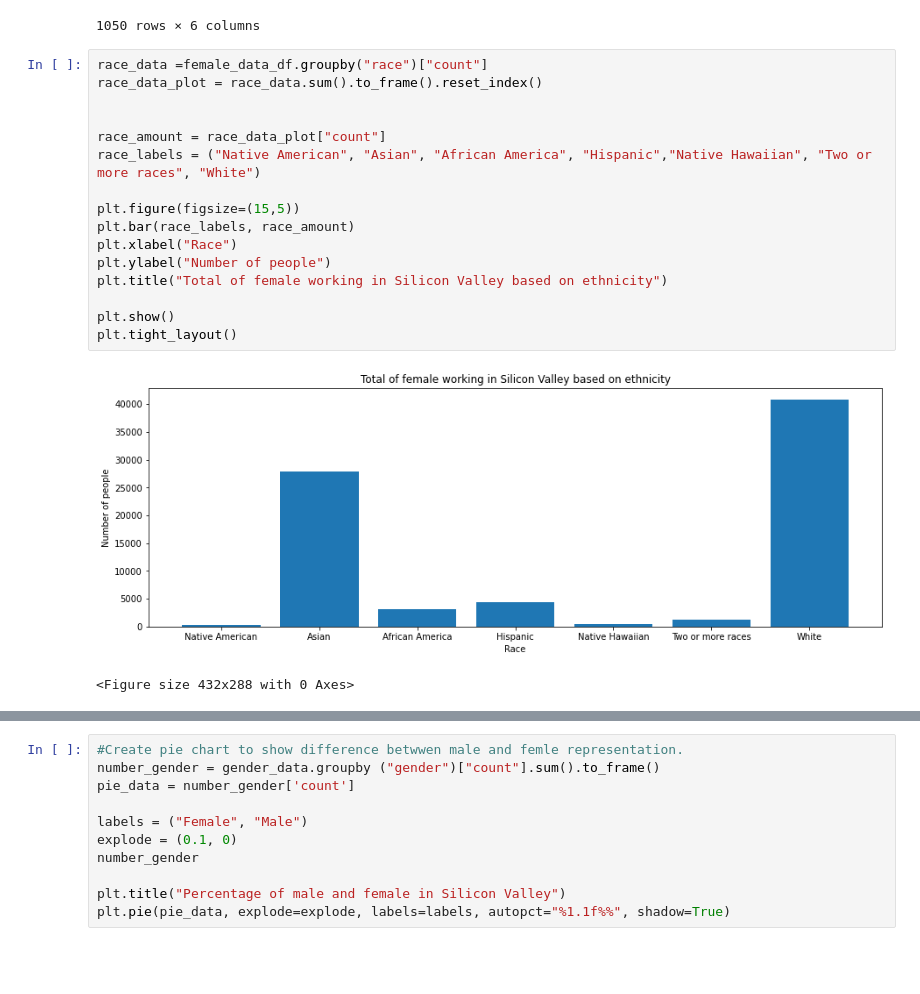
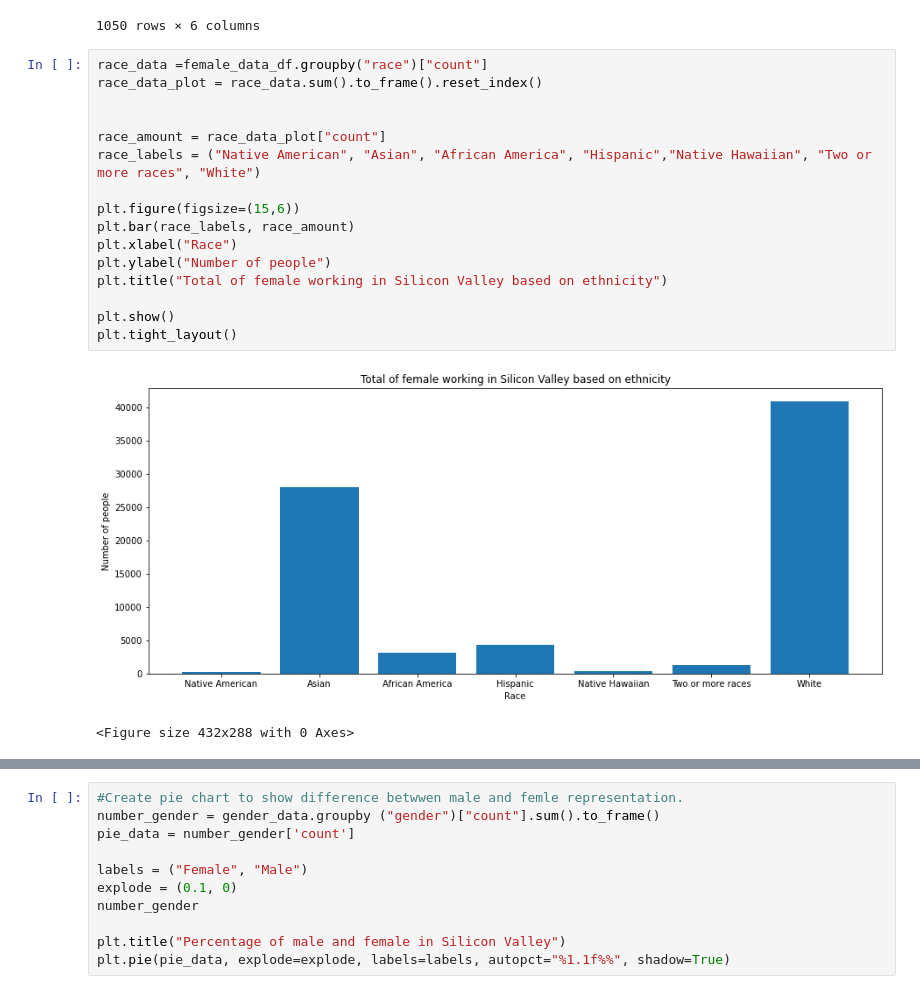
Before and after one commit to tritchlin/group-project1, a Jupyter notebook: project1.ipynb, the cells around one changed output, grey strips where cells are left out. Saved outputs shown, nothing was run; the diff lists cells and outputs as text; blank space fills up the shorter version.

```diff
--- a/project1.ipynb
+++ b/project1.ipynb
@@ -58,21 +58,21 @@ gender_data
 # %%
 race_data =female_data_df.groupby("race")["count"]
 race_data_plot = race_data.sum().to_frame().reset_index()
 
 
 race_amount = race_data_plot["count"]
 race_labels = ("Native American", "Asian", "African America", "Hispanic","Native Hawaiian", "Two or more races", "White")
 
-plt.figure(figsize=(15,5))
+plt.figure(figsize=(15,6))
 plt.bar(race_labels, race_amount)
 plt.xlabel("Race")
 plt.ylabel("Number of people")
 plt.title("Total of female working in Silicon Valley based on ethnicity")
 
 plt.show()
 plt.tight_layout()
 # %% [output]
-[figure, old version]
+[figure, new version]
 <Figure size 432x288 with 0 Axes>
 # %%
 race_data =male_data_df.groupby("race")["count"]
```
Also changed, not shown: parts of 3 cells of this notebook.
